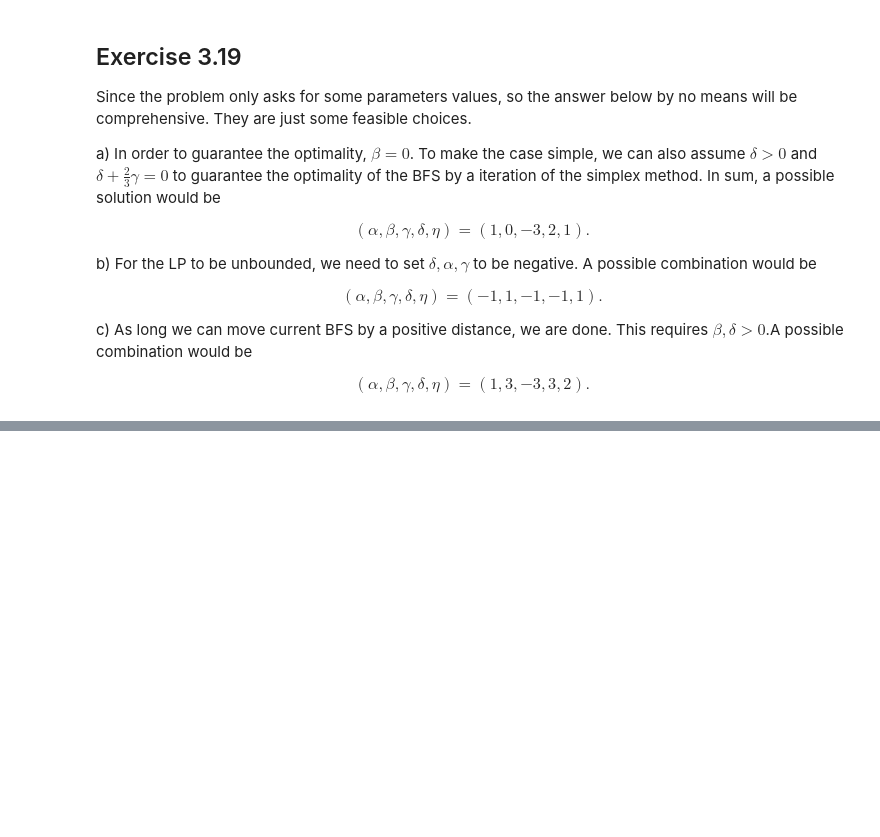
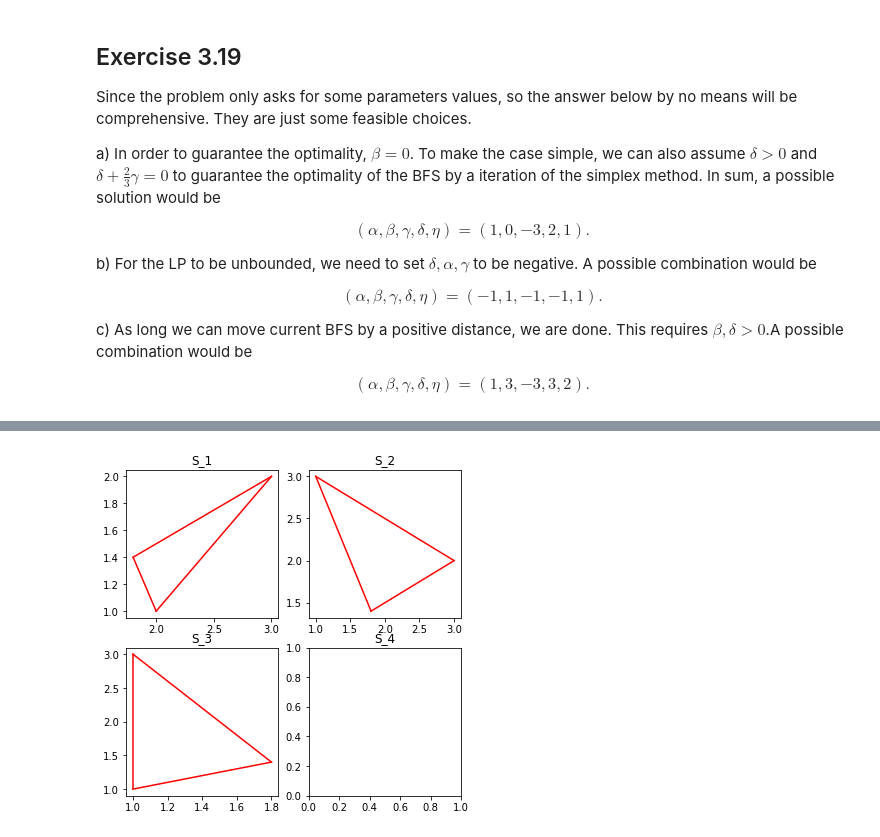
Before and after one commit to Yutong-Dai/codes-for-courses, a Jupyter notebook: Python_IE411/hw4.ipynb, the cells around one changed output, grey strips where cells are left out. Cells and saved outputs as stored; diff of their text form; code cells hidden in the pictures; blank space fills up the shorter version.

```diff
--- a/Python_IE411/hw4.ipynb
+++ b/Python_IE411/hw4.ipynb
@@ -487,0 +530,24 @@ $$
+# %%
+import numpy as np
+import matplotlib.pyplot as plt
+%matplotlib inline
+f, ((ax0, ax1), (ax2, ax3)) = plt.subplots(2, 2, figsize=(6,6))
+ax0.plot([2,3],[1,2], 'r-', markersize=3)
+ax0.plot([2,9/5],[1, 7/5], 'r-', markersize=3)
+ax0.plot([9/5, 3],[7/5, 2], 'r-', markersize=3)
+ax0.set_title('S_1')
+
+ax1.plot([1,3],[3,2], 'r-', markersize=3)
+ax1.plot([3,9/5],[2, 7/5], 'r-', markersize=3)
+ax1.plot([9/5, 1],[7/5, 3], 'r-', markersize=3)
+ax1.set_title('S_2')
+
+ax2.plot(x[[3, 2]],y[[3, 2]], 'r-', markersize=3)
+ax2.plot([1,9/5],[1, 7/5], 'r-', markersize=3)
+ax2.plot([9/5, 1],[7/5, 3], 'r-', markersize=3)
+ax2.set_title('S_3')
+
+ax3.set_title('S_4')
+plt.show()
+# %% [output]
+[figure, added]
```
Also changed, not shown: parts of 12 cells of this notebook, 2 other files.
